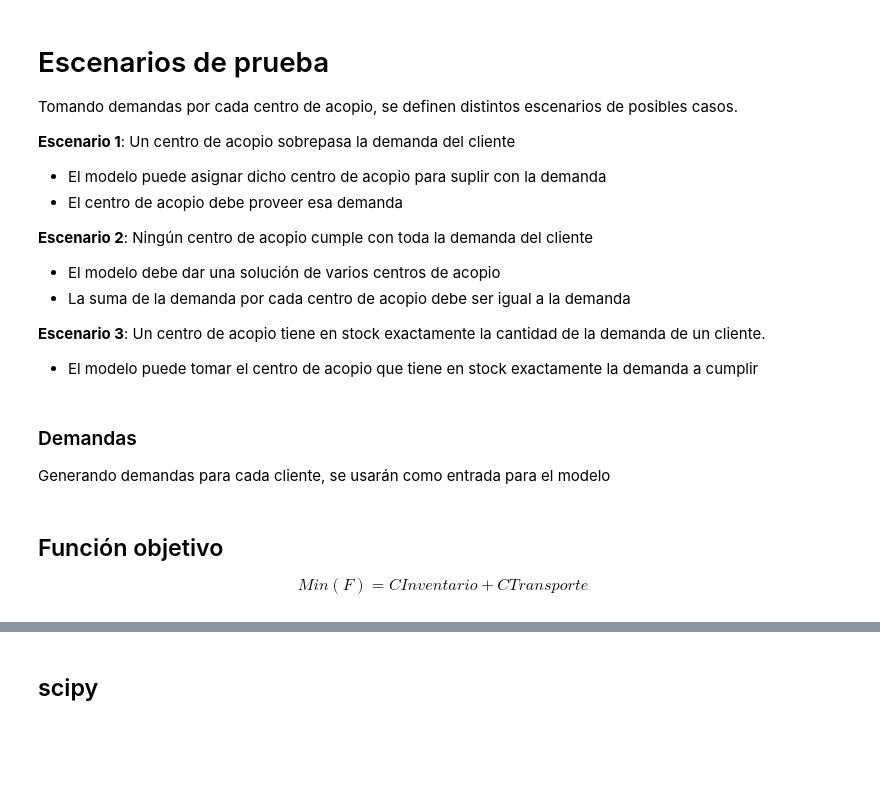
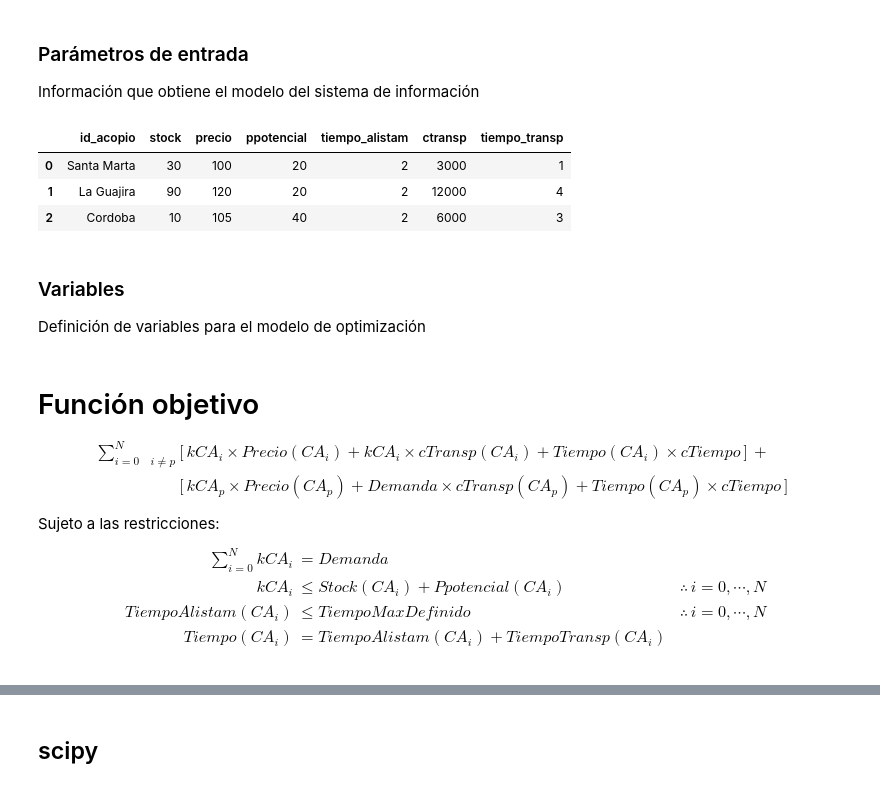
Before and after one commit to jefftorres/cheese, a Jupyter notebook: Queso.ipynb, the cells around one changed output, grey strips where cells are left out. Drawn from its saved outputs; the diff is of its cells as text; code cells hidden in the pictures; blank space fills up the shorter version.

```diff
--- a/Queso.ipynb
+++ b/Queso.ipynb
@@ -132,17 +3,0 @@ $$
-# %% [markdown]
-# Escenarios de prueba
-Tomando demandas por cada centro de acopio, se definen distintos escenarios de posibles casos.
-
-**Escenario 1**: Un centro de acopio sobrepasa la demanda del cliente
-- El modelo puede asignar dicho centro de acopio para suplir con la demanda
-- El centro de acopio debe proveer esa demanda
-
-**Escenario 2**: Ningún centro de acopio cumple con toda la demanda del cliente
-- El modelo debe dar una solución de varios centros de acopio
-- La suma de la demanda por cada centro de acopio debe ser igual a la demanda
-
-**Escenario 3**: Un centro de acopio tiene en stock exactamente la cantidad de la demanda de un cliente.
-- El modelo puede tomar el centro de acopio que tiene en stock exactamente la demanda a cumplir
-# %% [markdown]
-### Demandas
-Generando demandas para cada cliente, se usarán como entrada para el modelo
@@ -149 +11,21 @@ Generando demandas para cada cliente, se usarán como entrada para el modelo
+# %% [markdown]
+### Parámetros de entrada
+Información que obtiene el modelo del sistema de información
+# %%
+# Demanda
+demanda = 100
+# Costo por unidad de tiempo
+ctiempo = 1000
+
+# Estos datos pueden ser obtenidos al consultar una vista en la base de datos
+params_df = pd.read_csv(csv_base + 'entry_params.csv')
+params_df.head()
+# %% [output]
+|  | id_acopio | stock | precio | ppotencial | tiempo_alistam | ctransp | tiempo_transp |
+| 0 | Santa Marta | 30 | 100 | 20 | 2 | 3000 | 1 |
+| 1 | La Guajira | 90 | 120 | 20 | 2 | 12000 | 4 |
+| 2 | Cordoba | 10 | 105 | 40 | 2 | 6000 | 3 |
+# %% [markdown]
+### Variables
+Definición de variables para el modelo de optimización
 # %%
@@ -153,5 +33,0 @@ bounds = tuple((0, x_i) for x_i in cap_queso['CapInvCA'])
-# %% [markdown]
-## Función objetivo
-$$
-Min(F) = CInventario + CTransporte
-$$
@@ -177,0 +34,17 @@ def f(x):
+# %% [markdown]
+# Función objetivo
+$$
+\begin{align*}
+    \sum_{i=0 \quad i\neq p}^{N} &\big[ \, kCA_i \times Precio(CA_i) + kCA_i \times cTransp(CA_i) + Tiempo(CA_i) \times cTiempo \, \big] \, + \\
+                                 &\big[ \, kCA_p \times Precio(CA_p) + Demanda \times cTransp(CA_p) + Tiempo(CA_p) \times cTiempo \, \big]
+\end{align*}
+$$
+Sujeto a las restricciones:
+$$
+\begin{align*}
+    \sum_{i=0}^{N} kCA_i &= Demanda \\
+    kCA_i &\leq Stock(CA_i) + Ppotencial(CA_i) &\therefore \, i=0,\cdots ,N \\
+    TiempoAlistam(CA_i) &\leq TiempoMaxDefinido &\therefore \, i=0,\cdots ,N \\
+    Tiempo(CA_i) &= TiempoAlistam(CA_i) + TiempoTransp(CA_i) \\
+\end{align*}
+$$
```
Also changed, not shown: parts of 25 cells of this notebook, 2 other files.
